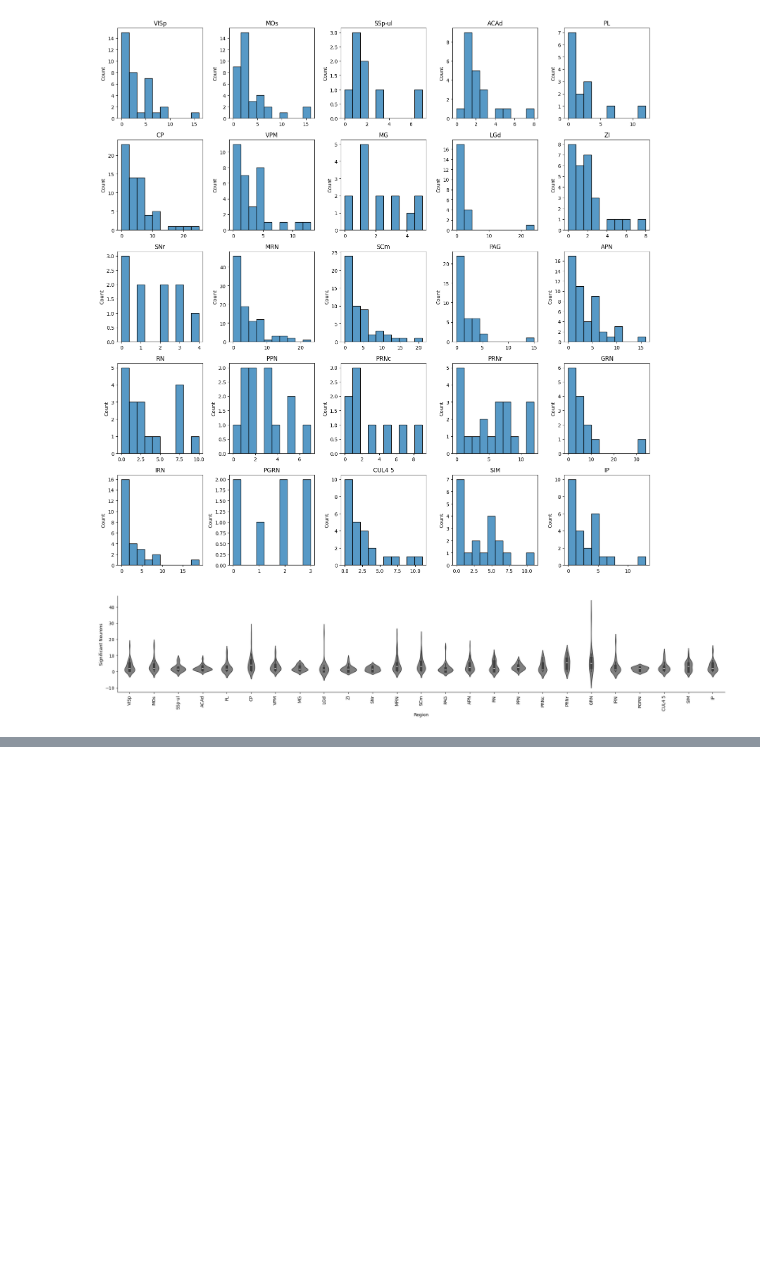
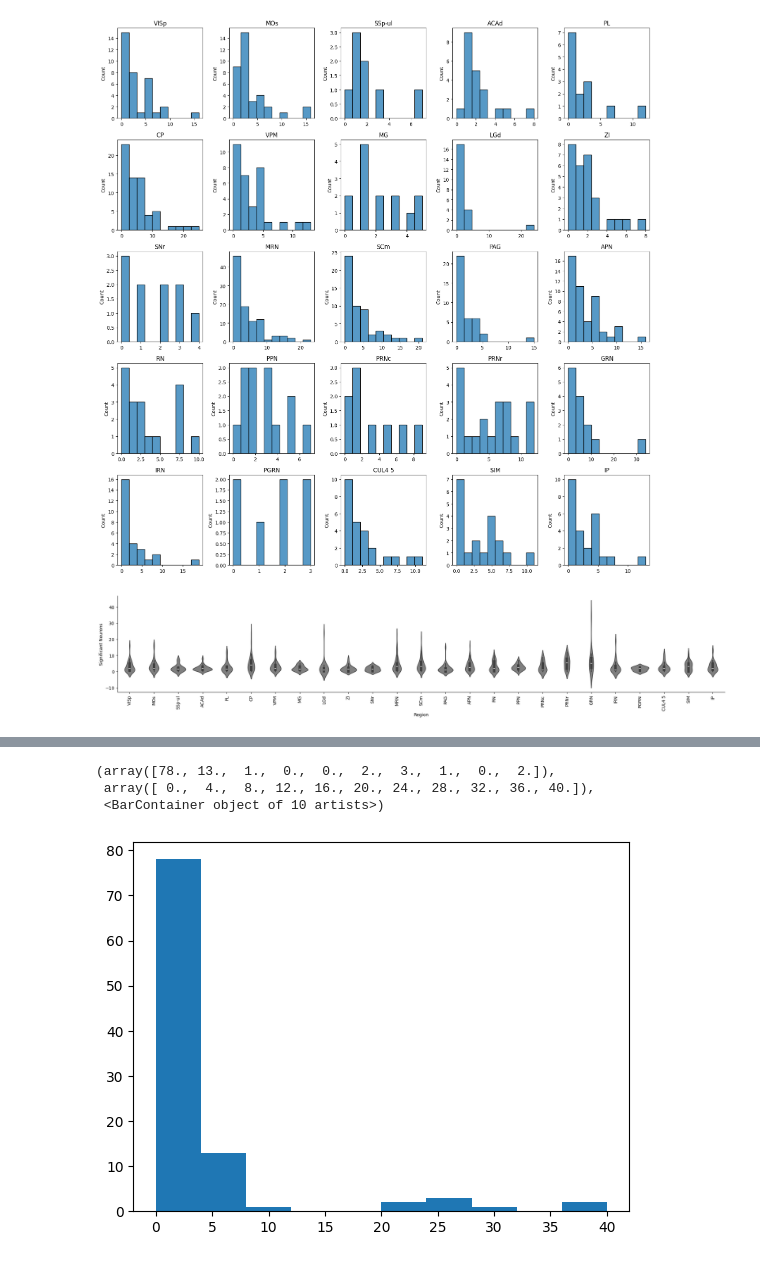
Before and after one commit to debottamKundu/ibl-partial-info-decomp, a Jupyter notebook: notebooks/single_cell_results.ipynb, the cells around one changed output, grey strips where cells are left out. Saved outputs shown, nothing was run; the diff lists cells and outputs as text; code cells hidden in the pictures; blank space fills up the shorter version.

```diff
--- a/notebooks/single_cell_results.ipynb
+++ b/notebooks/single_cell_results.ipynb
@@ -176,0 +206,7 @@ ax.spines["top"].set_visible(False)
+# %%
+plt.hist(counts)
+# %% [output]
+(array([78., 13.,  1.,  0.,  0.,  2.,  3.,  1.,  0.,  2.]),
+ array([ 0.,  4.,  8., 12., 16., 20., 24., 28., 32., 36., 40.]),
+ <BarContainer object of 10 artists>)
+[figure, added]
```
Also changed, not shown: parts of 6 cells of this notebook, 8 other files.
